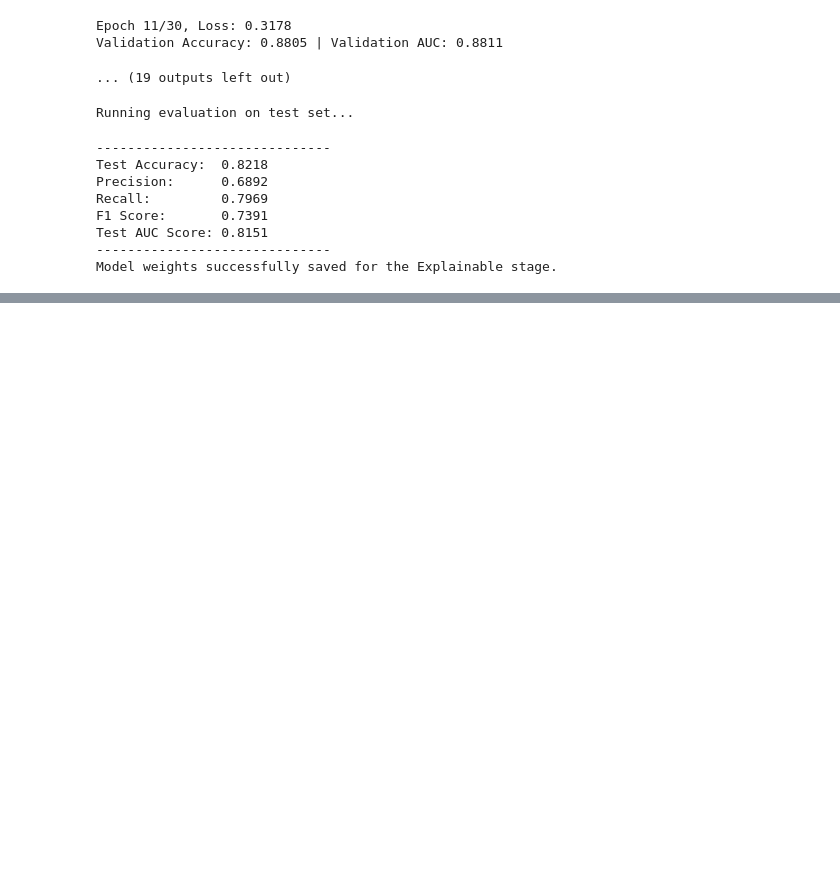
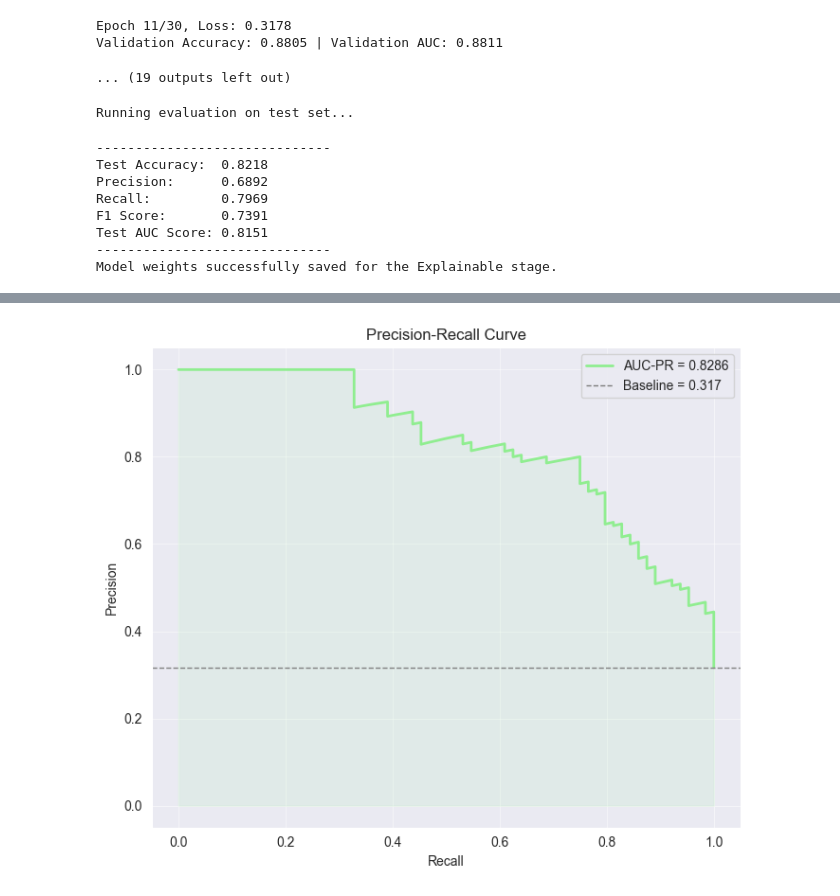
Before and after one commit to Liuian/UU_Explainable_AI_Group_Project, a Jupyter notebook: project2/main.ipynb, the cells around one changed output, grey strips where cells are left out. Drawn from its saved outputs; the diff is of its cells as text; code cells hidden in the pictures; blank space fills up the shorter version.

```diff
--- a/project2/main.ipynb
+++ b/project2/main.ipynb
@@ -823,0 +911,14 @@ print(data)
+# %%
+# PR curve
+precision_vals, recall_vals, _ = precision_recall_curve(all_labels, all_probs)
+baseline = all_labels.mean()
+plt.figure(figsize=(7,6))
+plt.plot(recall_vals, precision_vals, color="lightgreen", lw=2, label=f"AUC-PR = {auc_pr:.4f}")
+plt.axhline(y=baseline, color="gray", lw=1, linestyle="--", label=f"Baseline = {baseline:.3f}")
+plt.fill_between(recall_vals, precision_vals, alpha=0.1, color="lightgreen")
+plt.xlabel("Recall"); plt.ylabel("Precision")
+plt.title("Precision-Recall Curve"); plt.legend(); plt.grid(alpha=0.5)
+plt.tight_layout()
+plt.savefig(f"{OUTPUT_DIR}/pr_curve.png", dpi=150); plt.show()
+# %% [output]
+[figure, added]
```
Also changed, not shown: parts of 10 cells of this notebook.
